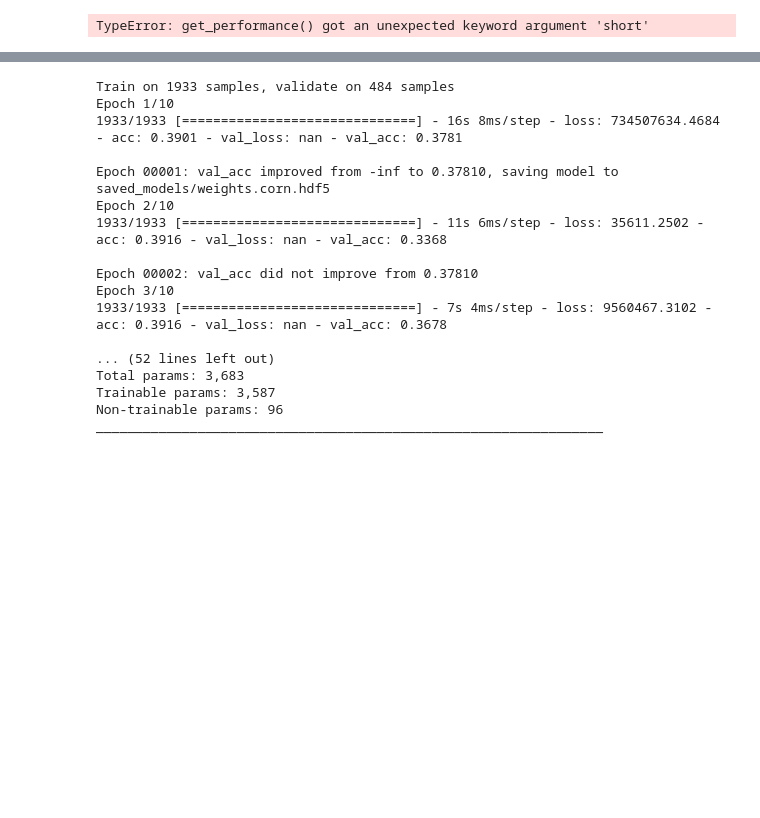
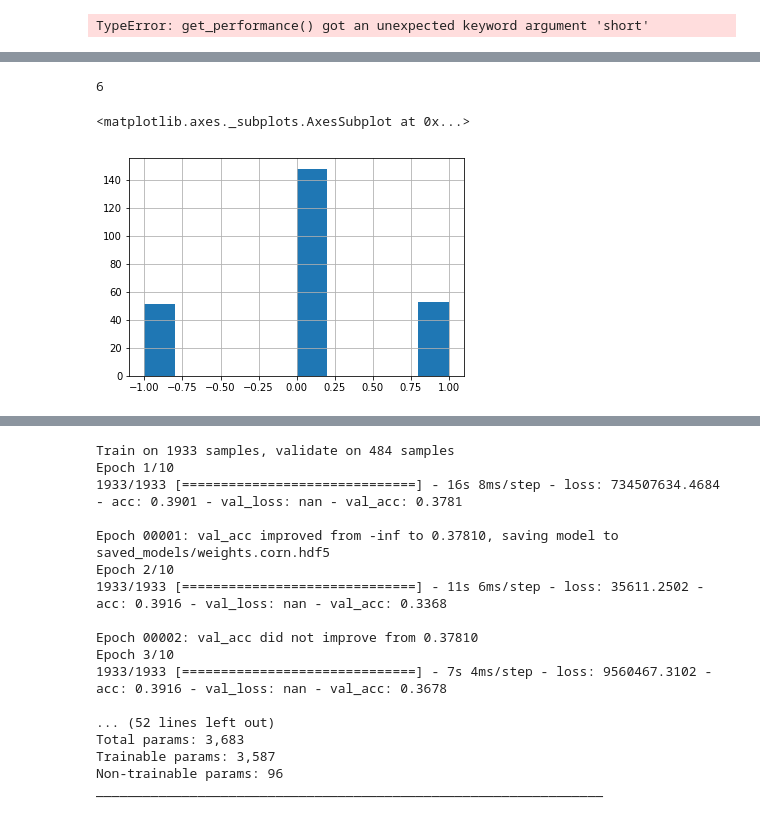
Before and after one commit to IzidoroBaltazar/MachineLearningEngineer, a Jupyter notebook: capstone_project/trading_project.ipynb, the cells around one changed output, grey strips where cells are left out. Cells and saved outputs as stored; diff of their text form; code cells hidden in the pictures; blank space fills up the shorter version.

```diff
--- a/capstone_project/trading_project.ipynb
+++ b/capstone_project/trading_project.ipynb
@@ -1095,0 +977,9 @@ array([0., 1., 2.])
+# %%
+gold_account['stop_loss'].sum()
+# %% [output]
+6
+# %%
+df['label'].hist()
+# %% [output]
+<matplotlib.axes._subplots.AxesSubplot at 0x...>
+[figure, added]
```
Also changed, not shown: parts of 45 cells of this notebook, 23 other files.
